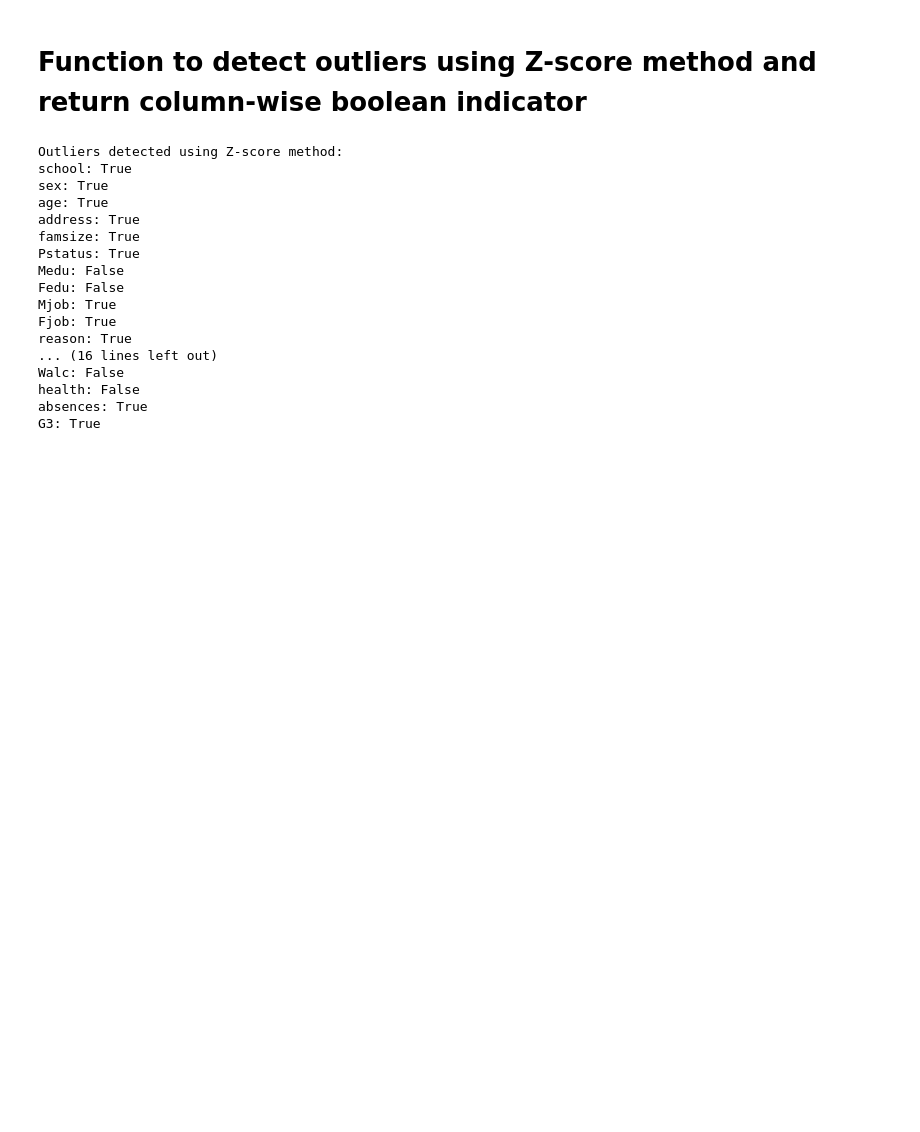
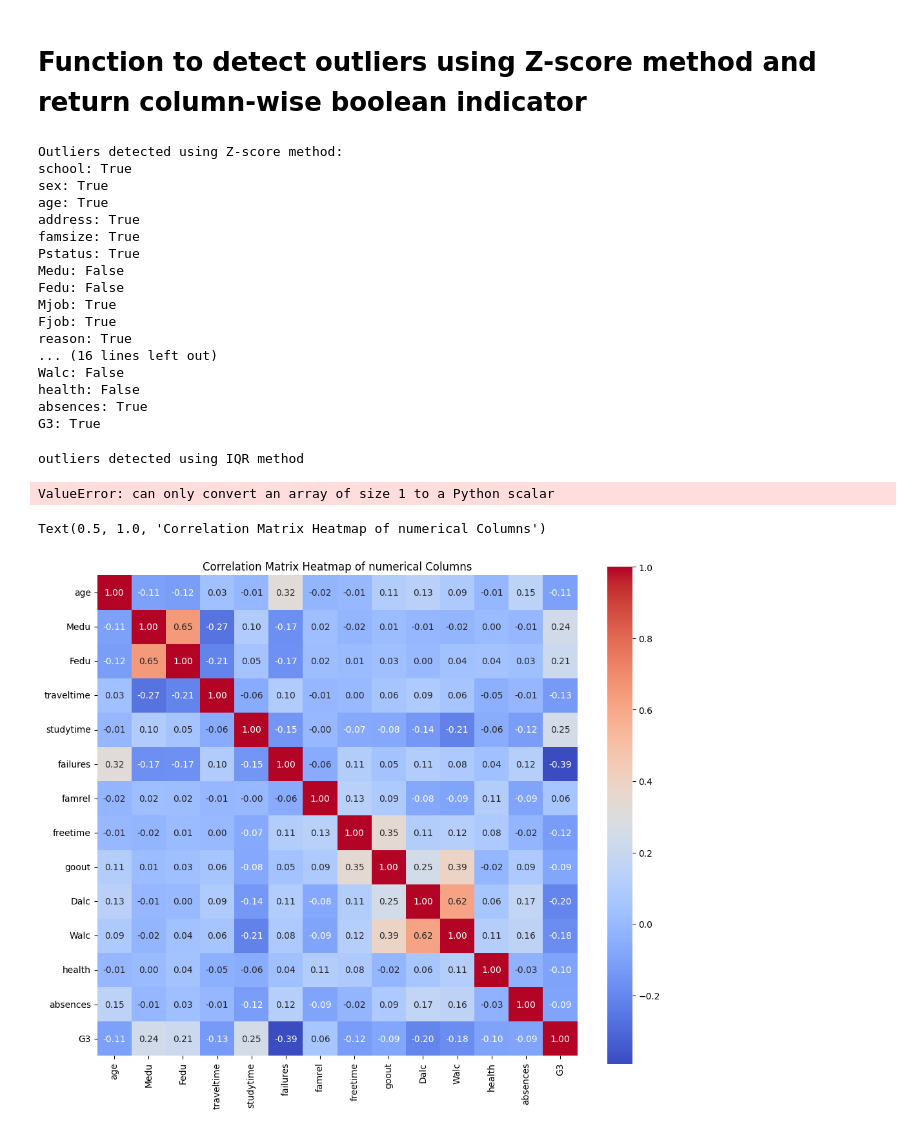
Before and after one commit to Subash-Poudel1059/Machine_Learning_for_Analysing_Student_Performance, a Jupyter notebook: Student_Performance_Analysis.ipynb, the cells around one changed output. Cells and saved outputs as stored; diff of their text form; code cells hidden in the pictures; blank space fills up the shorter version.

```diff
--- a/Student_Performance_Analysis.ipynb
+++ b/Student_Performance_Analysis.ipynb
@@ -450,3 +451,24 @@ Walc: False
 health: False
 absences: True
 G3: True
+# %%
+def find_outliers_zscore(data):
+    outliers_mask = pd.Series(index=data.columns , dtype=bool)
+
+    for col in data.columns:
+        if col in numeircal_column: #process only numerical columns
+            mean = np.mean(data[col])
+            std_dev = np.std(data[col])
+            z_scores = np.ab((data[col] - mean) / std_dev)
+            col_outliers_mask = z_scores >threshold
+            outliers_mask[col] = col_outliers_mask.any() #true if any outliers detected
+    return outliers_mask
+
+outliers_iqr_mask = find_outliers_iqr(df)
+print("outliers detected using IQR method")
+
+for col ,is_outlier in outliers_iqr_mask.item():
+    print(f"(col):(is_outlier)")
+# %% [output]
+outliers detected using IQR method
+ValueError: can only convert an array of size 1 to a Python scalar
@@ -452,0 +481,11 @@ G3: True
+# %%
+numeric_data=df[numerical_column]
+correlation_matrix = numeric_data.corr()
+
+plt.figure(figsize=(12, 10))
+
+sns.heatmap(correlation_matrix, annot=True, fmt=".2f", cmap='coolwarm', square=True)
+plt.title('Correlation Matrix Heatmap of numerical Columns')
+# %% [output]
+Text(0.5, 1.0, 'Correlation Matrix Heatmap of numerical Columns')
+[figure, added]
```
Also changed, not shown: parts of 4 cells of this notebook.
